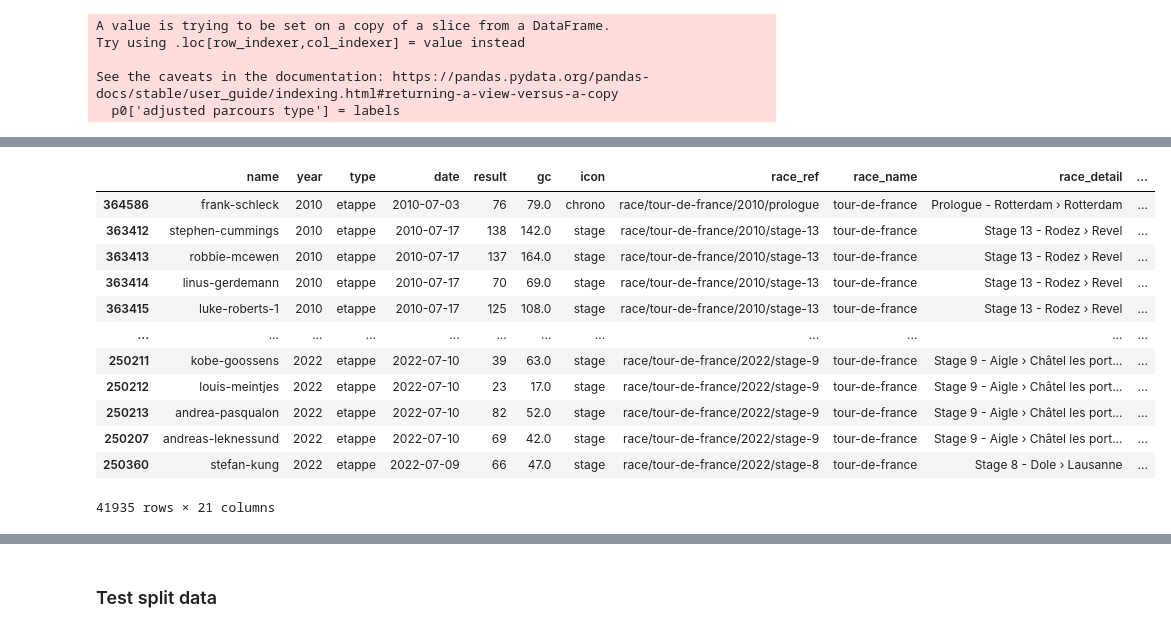
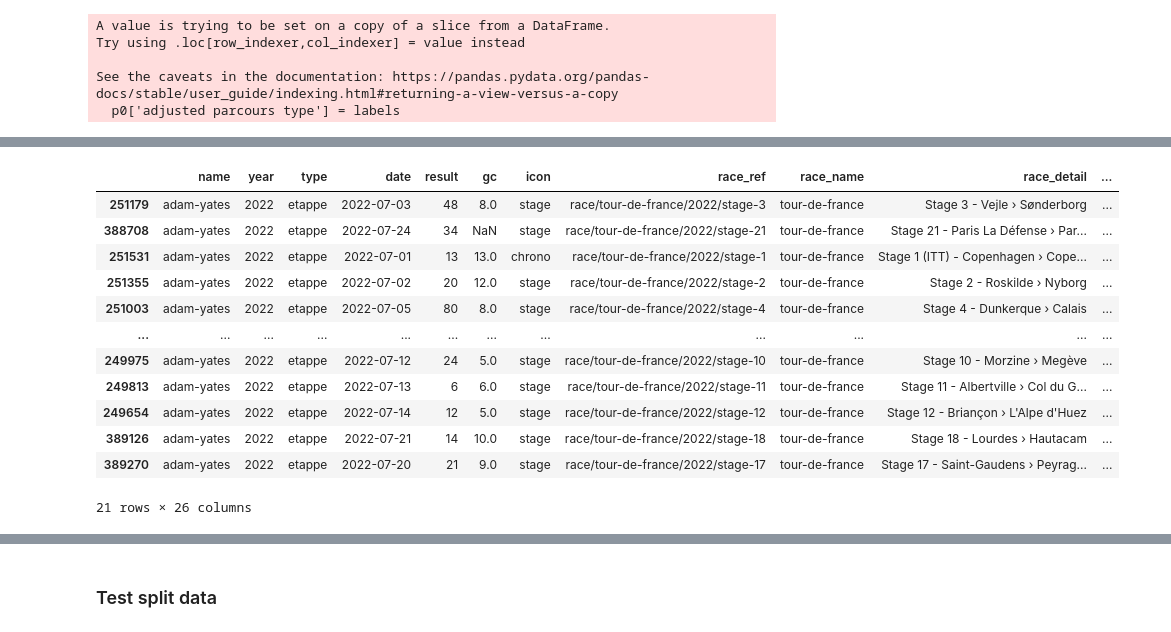
Before and after one commit to Michiel-DK/cycling, a Jupyter notebook: preprocess.ipynb, the cells around one changed output, grey strips where cells are left out. Cells and saved outputs as stored; diff of their text form; code cells hidden in the pictures.

```diff
--- a/preprocess.ipynb
+++ b/preprocess.ipynb
@@ -8,11 +8,15 @@ from sklearn.tree import DecisionTreeRegressor
 from sklearn.preprocessing import StandardScaler
 from sklearn.model_selection import train_test_split
 from sklearn.linear_model import LinearRegression
+# %%
+pd.set_option('display.max_rows', 10)
 # %%
 merged1 = pd.read_csv('new_data/merged_clean.csv', index_col=0)
 print(merged1.shape)
 merged2 = pd.read_csv('new_data/merged_clean_2.csv', index_col=0)
 print(merged2.shape)
+merged3 = pd.read_csv('new_data/merged_clean_tdf2022.csv', index_col=0)
+print(merged3.shape)
 merged = merged1.append(merged2)
 print(merged.shape)
 # %% [output]
@@ -21,4 +26,6 @@ print(merged.shape)
 (478547, 21)
+# %%
+merged = pd.concat([merged, merged3], ignore_index=True)
 # %%
 #drop duplicates
 merged.drop_duplicates(inplace=True)
@@ -288,6 +281,16 @@ parcours = {
 }
 
 merged['Parcours type:'] = merged['Parcours type:'].map(parcours)
+# %%
+parcours_num = {
+    'fl':1,
+    'hi_fl':2,
+    'hi_hi':3,
+    'mo_fl':4,
+    'mo_mo':5
+}
+
+merged['parcours_type_num'] = merged['Parcours type:'].map(parcours_num)
 # %%
 merged.dropna(subset=['ProfileScore:', 'Vert. meters:', 'distance'], how='any', inplace=True)
 merged.shape
@@ -298,16 +311,16 @@ merged.to_csv('merged_treated.csv')
 # %%
-merged[merged['race_name'] == 'tour-de-france'].sort_values(by='year')
+merged[(merged['race_name'] == 'tour-de-france') & (merged['year'] == 2022)& (merged['name'] == 'adam-yates')].sort_values(by='parcours_type_num')
 # %% [output]
 |  | name | year | type | date | result | gc | icon | race_ref | race_name | race_detail | ... |
-| 364586 | frank-schleck | 2010 | etappe | 2010-07-03 | 76 | 79.0 | chrono | race/tour-de-france/2010/prologue | tour-de-france | Prologue - Rotterdam › Rotterdam | ... |
-| 363412 | stephen-cummings | 2010 | etappe | 2010-07-17 | 138 | 142.0 | stage | race/tour-de-france/2010/stage-13 | tour-de-france | Stage 13 - Rodez › Revel | ... |
-| 363413 | robbie-mcewen | 2010 | etappe | 2010-07-17 | 137 | 164.0 | stage | race/tour-de-france/2010/stage-13 | tour-de-france | Stage 13 - Rodez › Revel | ... |
-| 363414 | linus-gerdemann | 2010 | etappe | 2010-07-17 | 70 | 69.0 | stage | race/tour-de-france/2010/stage-13 | tour-de-france | Stage 13 - Rodez › Revel | ... |
-| 363415 | luke-roberts-1 | 2010 | etappe | 2010-07-17 | 125 | 108.0 | stage | race/tour-de-france/2010/stage-13 | tour-de-france | Stage 13 - Rodez › Revel | ... |
+| 251179 | adam-yates | 2022 | etappe | 2022-07-03 | 48 | 8.0 | stage | race/tour-de-france/2022/stage-3 | tour-de-france | Stage 3 - Vejle › Sønderborg | ... |
+| 388708 | adam-yates | 2022 | etappe | 2022-07-24 | 34 | NaN | stage | race/tour-de-france/2022/stage-21 | tour-de-france | Stage 21 - Paris La Défense › Par... | ... |
+| 251531 | adam-yates | 2022 | etappe | 2022-07-01 | 13 | 13.0 | chrono | race/tour-de-france/2022/stage-1 | tour-de-france | Stage 1 (ITT) - Copenhagen › Cope... | ... |
+| 251355 | adam-yates | 2022 | etappe | 2022-07-02 | 20 | 12.0 | stage | race/tour-de-france/2022/stage-2 | tour-de-france | Stage 2 - Roskilde › Nyborg | ... |
+| 251003 | adam-yates | 2022 | etappe | 2022-07-05 | 80 | 8.0 | stage | race/tour-de-france/2022/stage-4 | tour-de-france | Stage 4 - Dunkerque › Calais | ... |
 | ... | ... | ... | ... | ... | ... | ... | ... | ... | ... | ... | ... |
-| 250211 | kobe-goossens | 2022 | etappe | 2022-07-10 | 39 | 63.0 | stage | race/tour-de-france/2022/stage-9 | tour-de-france | Stage 9 - Aigle › Châtel les port... | ... |
-| 250212 | louis-meintjes | 2022 | etappe | 2022-07-10 | 23 | 17.0 | stage | race/tour-de-france/2022/stage-9 | tour-de-france | Stage 9 - Aigle › Châtel les port... | ... |
-| 250213 | andrea-pasqualon | 2022 | etappe | 2022-07-10 | 82 | 52.0 | stage | race/tour-de-france/2022/stage-9 | tour-de-france | Stage 9 - Aigle › Châtel les port... | ... |
-| 250207 | andreas-leknessund | 2022 | etappe | 2022-07-10 | 69 | 42.0 | stage | race/tour-de-france/2022/stage-9 | tour-de-france | Stage 9 - Aigle › Châtel les port... | ... |
-| 250360 | stefan-kung | 2022 | etappe | 2022-07-09 | 66 | 47.0 | stage | race/tour-de-france/2022/stage-8 | tour-de-france | Stage 8 - Dole › Lausanne | ... |
+| 249975 | adam-yates | 2022 | etappe | 2022-07-12 | 24 | 5.0 | stage | race/tour-de-france/2022/stage-10 | tour-de-france | Stage 10 - Morzine › Megève | ... |
+| 249813 | adam-yates | 2022 | etappe | 2022-07-13 | 6 | 6.0 | stage | race/tour-de-france/2022/stage-11 | tour-de-france | Stage 11 - Albertville › Col du G... | ... |
+| 249654 | adam-yates | 2022 | etappe | 2022-07-14 | 12 | 5.0 | stage | race/tour-de-france/2022/stage-12 | tour-de-france | Stage 12 - Briançon › L'Alpe d'Huez | ... |
+| 389126 | adam-yates | 2022 | etappe | 2022-07-21 | 14 | 10.0 | stage | race/tour-de-france/2022/stage-18 | tour-de-france | Stage 18 - Lourdes › Hautacam | ... |
+| 389270 | adam-yates | 2022 | etappe | 2022-07-20 | 21 | 9.0 | stage | race/tour-de-france/2022/stage-17 | tour-de-france | Stage 17 - Saint-Gaudens › Peyrag... | ... |
-41935 rows × 21 columns
+21 rows × 26 columns
```
Also changed, not shown: parts of 19 cells of this notebook, 5 other files.
